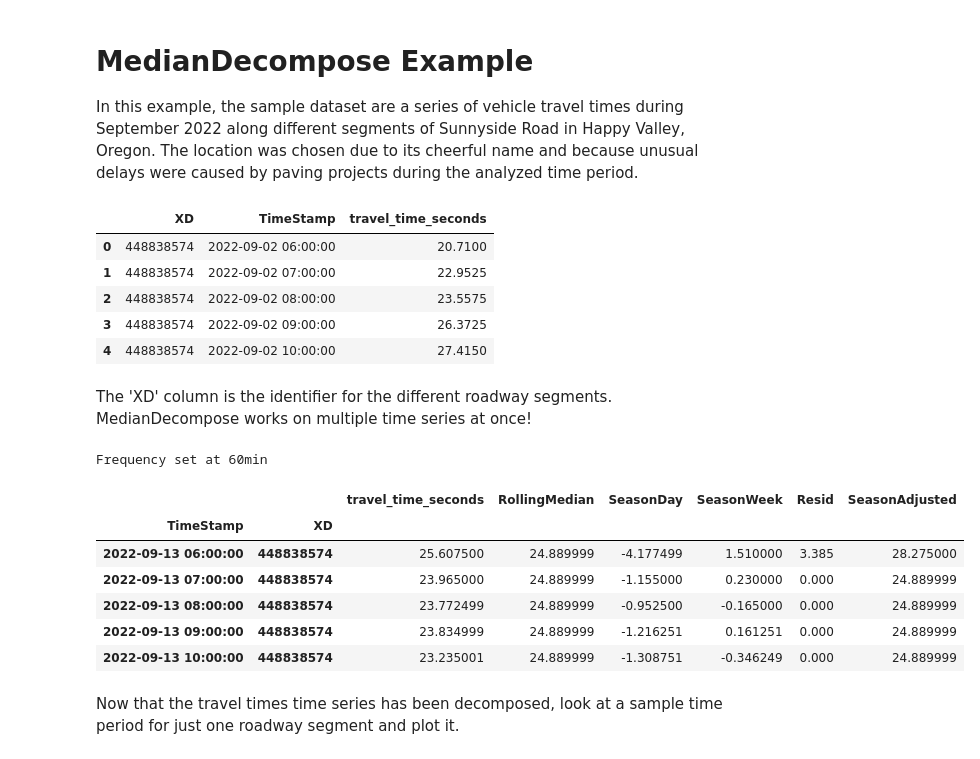
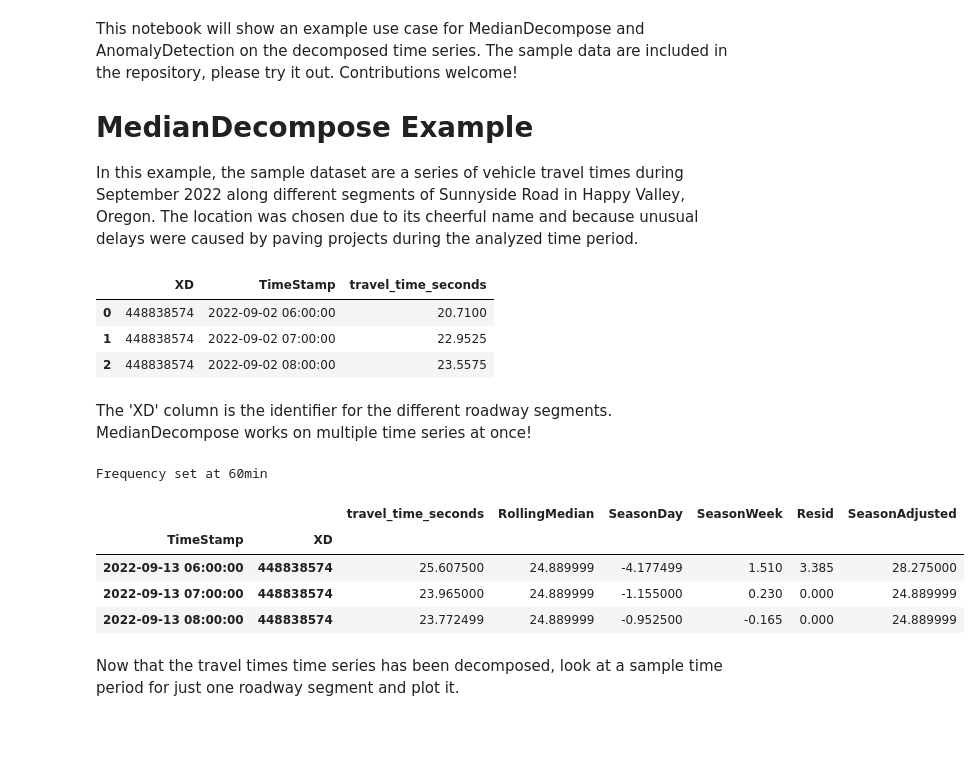
Before and after one commit to ShawnStrasser/TimeSeriesAnalysis, a Jupyter notebook: Example.ipynb, the cells around one changed output. Cells and saved outputs as stored; diff of their text form; code cells hidden in the pictures; blank space fills up the shorter version.

```diff
--- a/Example.ipynb
+++ b/Example.ipynb
@@ -1,4 +1,6 @@
 # %% [markdown]
+This notebook will show an example use case for MedianDecompose and AnomalyDetection on the decomposed time series. The sample data are included in the repository, please try it out. Contributions welcome!
+
 # MedianDecompose Example
 
 In this example, the sample dataset are a series of vehicle travel times during September 2022 along different segments of Sunnyside Road in Happy Valley, Oregon. The location was chosen due to its cheerful name and because unusual delays were caused by paving projects during the analyzed time period.
@@ -8,30 +10,26 @@ import matplotlib.pyplot as plt
 import pandas as pd
 
 df = pd.read_csv('sample_data.csv', parse_dates=['TimeStamp']).astype({'XD':'uint32'})
-df.head()
+df.head(3)
 # %% [output]
 |  | XD | TimeStamp | travel_time_seconds |
 | 0 | 448838574 | 2022-09-02 06:00:00 | 20.7100 |
 | 1 | 448838574 | 2022-09-02 07:00:00 | 22.9525 |
 | 2 | 448838574 | 2022-09-02 08:00:00 | 23.5575 |
-| 3 | 448838574 | 2022-09-02 09:00:00 | 26.3725 |
-| 4 | 448838574 | 2022-09-02 10:00:00 | 27.4150 |
 # %% [markdown]
 The 'XD' column is the identifier for the different roadway segments. MedianDecompose works on multiple time series at once!
 # %%
 model = MedianDecompose(df, freq_minutes=60, min_periods=56, DateTime_Name='TimeStamp',
                         ID_Name='XD', Value_Name='travel_time_seconds')
 decomp = model.fit()
-decomp.head()
+decomp.head(3)
 # %% [output]
 Frequency set at 60min
 |  |  | travel_time_seconds | RollingMedian | SeasonDay | SeasonWeek | Resid | SeasonAdjusted |
 | TimeStamp | XD |  |  |  |  |  |  |
-| 2022-09-13 06:00:00 | 448838574 | 25.607500 | 24.889999 | -4.177499 | 1.510000 | 3.385 | 28.275000 |
-| 2022-09-13 07:00:00 | 448838574 | 23.965000 | 24.889999 | -1.155000 | 0.230000 | 0.000 | 24.889999 |
-| 2022-09-13 08:00:00 | 448838574 | 23.772499 | 24.889999 | -0.952500 | -0.165000 | 0.000 | 24.889999 |
-| 2022-09-13 09:00:00 | 448838574 | 23.834999 | 24.889999 | -1.216251 | 0.161251 | 0.000 | 24.889999 |
-| 2022-09-13 10:00:00 | 448838574 | 23.235001 | 24.889999 | -1.308751 | -0.346249 | 0.000 | 24.889999 |
+| 2022-09-13 06:00:00 | 448838574 | 25.607500 | 24.889999 | -4.177499 | 1.510 | 3.385 | 28.275000 |
+| 2022-09-13 07:00:00 | 448838574 | 23.965000 | 24.889999 | -1.155000 | 0.230 | 0.000 | 24.889999 |
+| 2022-09-13 08:00:00 | 448838574 | 23.772499 | 24.889999 | -0.952500 | -0.165 | 0.000 | 24.889999 |
 # %% [markdown]
 Now that the travel times time series has been decomposed, look at a sample time period for just one roadway segment and plot it.
 # %%
```
Also changed, not shown: parts of 6 cells of this notebook, 1 other file.
